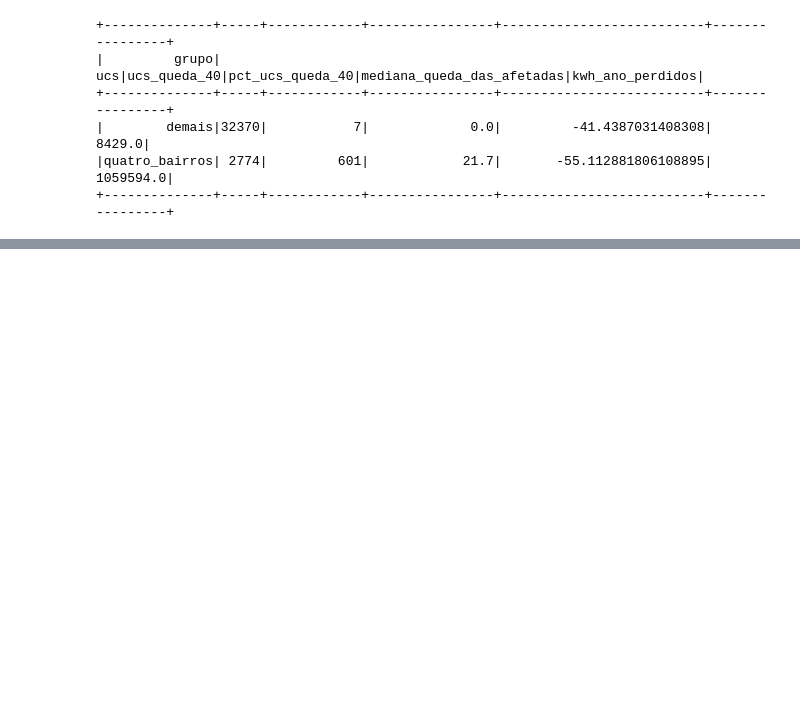
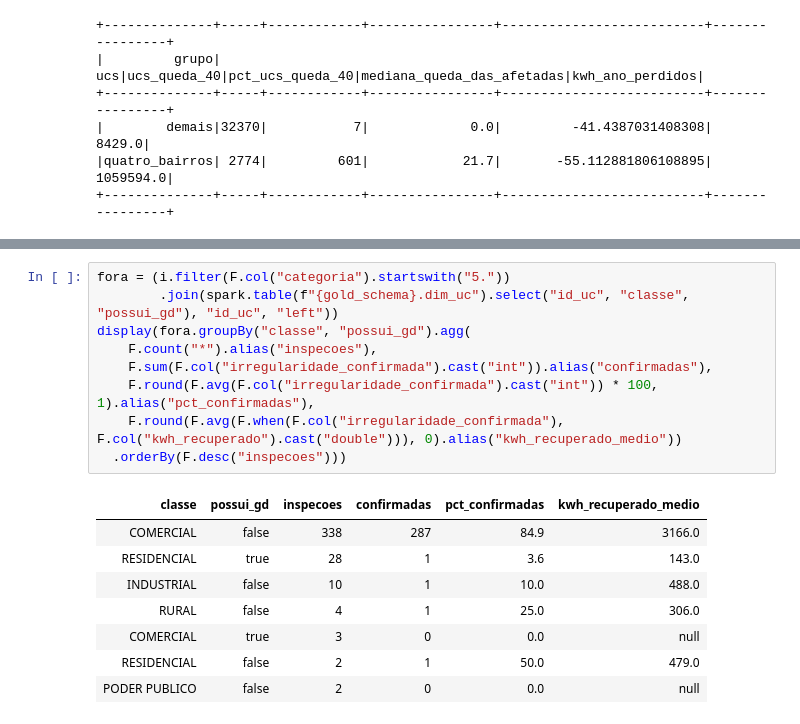
Before and after one commit to marcelaraposoo/V-Energy-Grid-360, a Jupyter notebook: data-engineering/notebooks/exploracao/analise_quatro_bairros.ipynb, the cells around one changed output, grey strips where cells are left out. Saved outputs shown, nothing was run; the diff lists cells and outputs as text; blank space fills up the shorter version.

```diff
--- a/data-engineering/notebooks/exploracao/analise_quatro_bairros.ipynb
+++ b/data-engineering/notebooks/exploracao/analise_quatro_bairros.ipynb
@@ -192,0 +389,18 @@ r = (fato.join(ucs_sem_gd, "id_uc", "left_semi")
+# %%
+fora = (i.filter(F.col("categoria").startswith("5."))
+        .join(spark.table(f"{gold_schema}.dim_uc").select("id_uc", "classe", "possui_gd"), "id_uc", "left"))
+display(fora.groupBy("classe", "possui_gd").agg(
+    F.count("*").alias("inspecoes"),
+    F.sum(F.col("irregularidade_confirmada").cast("int")).alias("confirmadas"),
+    F.round(F.avg(F.col("irregularidade_confirmada").cast("int")) * 100, 1).alias("pct_confirmadas"),
+    F.round(F.avg(F.when(F.col("irregularidade_confirmada"), F.col("kwh_recuperado").cast("double"))), 0).alias("kwh_recuperado_medio"))
+  .orderBy(F.desc("inspecoes")))
+# %% [output]
+| classe | possui_gd | inspecoes | confirmadas | pct_confirmadas | kwh_recuperado_medio |
+| COMERCIAL | false | 338 | 287 | 84.9 | 3166.0 |
+| RESIDENCIAL | true | 28 | 1 | 3.6 | 143.0 |
+| INDUSTRIAL | false | 10 | 1 | 10.0 | 488.0 |
+| RURAL | false | 4 | 1 | 25.0 | 306.0 |
+| COMERCIAL | true | 3 | 0 | 0.0 | null |
+| RESIDENCIAL | false | 2 | 1 | 50.0 | 479.0 |
+| PODER PUBLICO | false | 2 | 0 | 0.0 | null |
```
Also changed, not shown: parts of 13 cells of this notebook, 1 other file.
